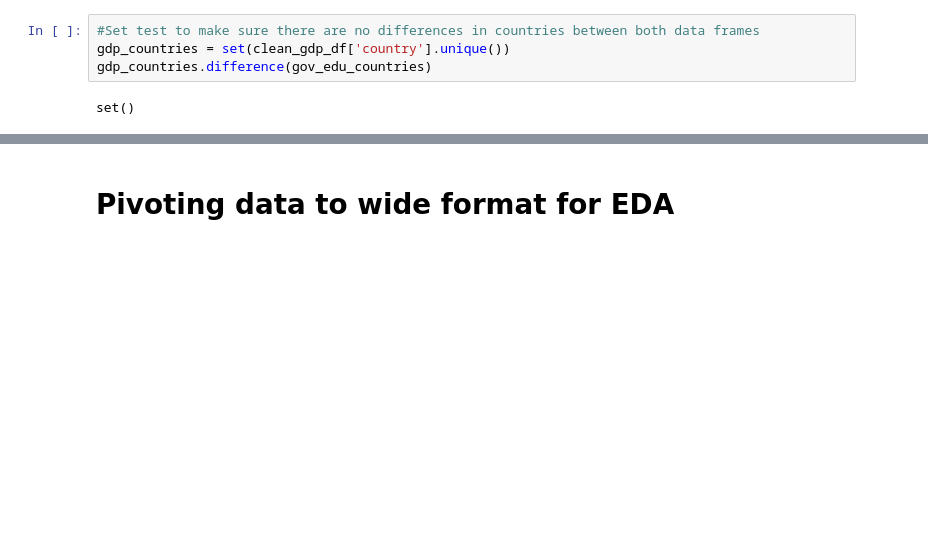
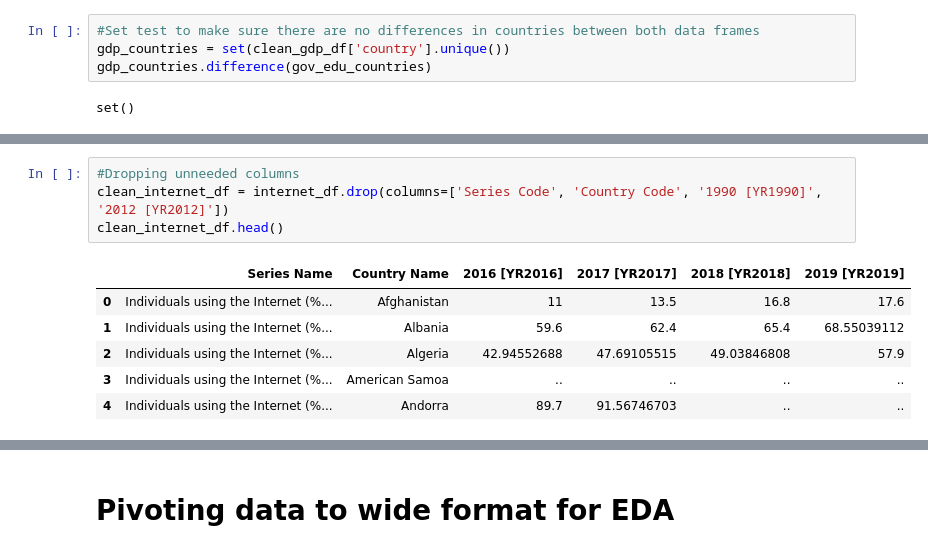
Before and after one commit to steph-wda/ds4a-capstone-team34, a Jupyter notebook: Education_and_Innovation_Team34.ipynb, the cells around one changed output, grey strips where cells are left out. Saved outputs shown, nothing was run; the diff lists cells and outputs as text; blank space fills up the shorter version.

```diff
--- a/Education_and_Innovation_Team34.ipynb
+++ b/Education_and_Innovation_Team34.ipynb
@@ -467,0 +499,11 @@ set()
+# %%
+#Dropping unneeded columns
+clean_internet_df = internet_df.drop(columns=['Series Code', 'Country Code', '1990 [YR1990]', '2012 [YR2012]'])
+clean_internet_df.head()
+# %% [output]
+|  | Series Name | Country Name | 2016 [YR2016] | 2017 [YR2017] | 2018 [YR2018] | 2019 [YR2019] |
+| 0 | Individuals using the Internet (%... | Afghanistan | 11 | 13.5 | 16.8 | 17.6 |
+| 1 | Individuals using the Internet (%... | Albania | 59.6 | 62.4 | 65.4 | 68.55039112 |
+| 2 | Individuals using the Internet (%... | Algeria | 42.94552688 | 47.69105515 | 49.03846808 | 57.9 |
+| 3 | Individuals using the Internet (%... | American Samoa | .. | .. | .. | .. |
+| 4 | Individuals using the Internet (%... | Andorra | 89.7 | 91.56746703 | .. | .. |
```
Also changed, not shown: parts of 38 cells of this notebook.
